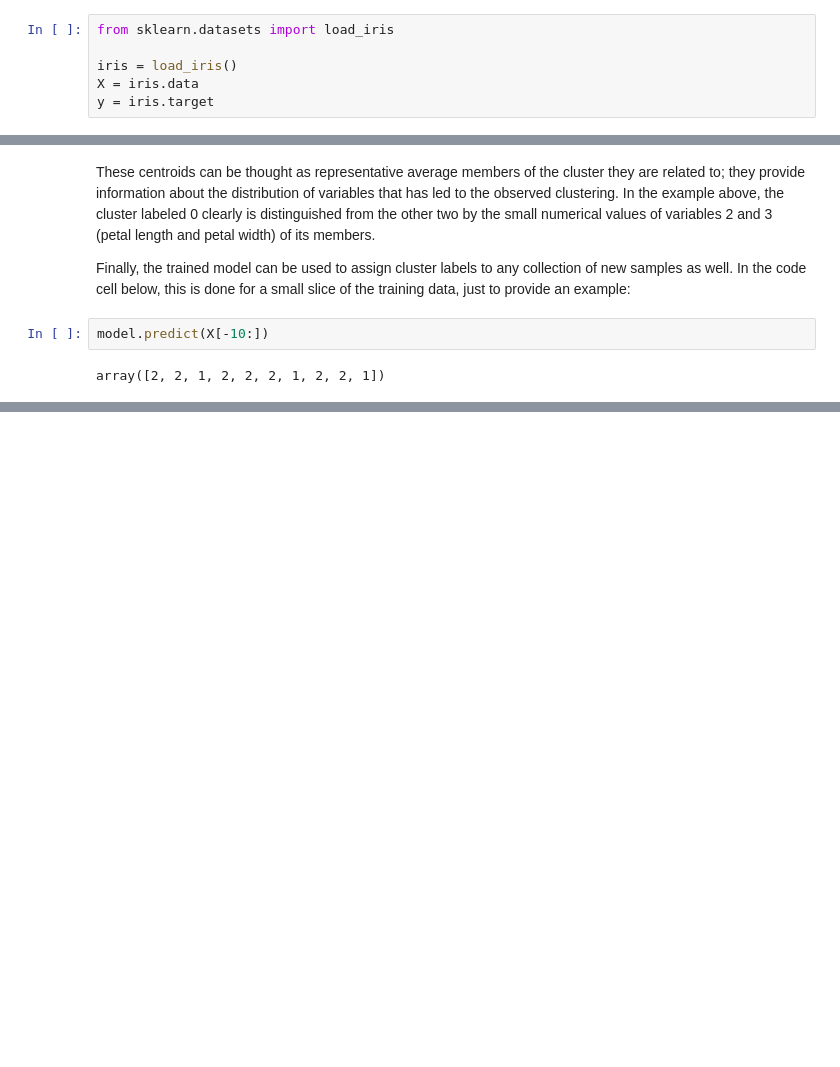
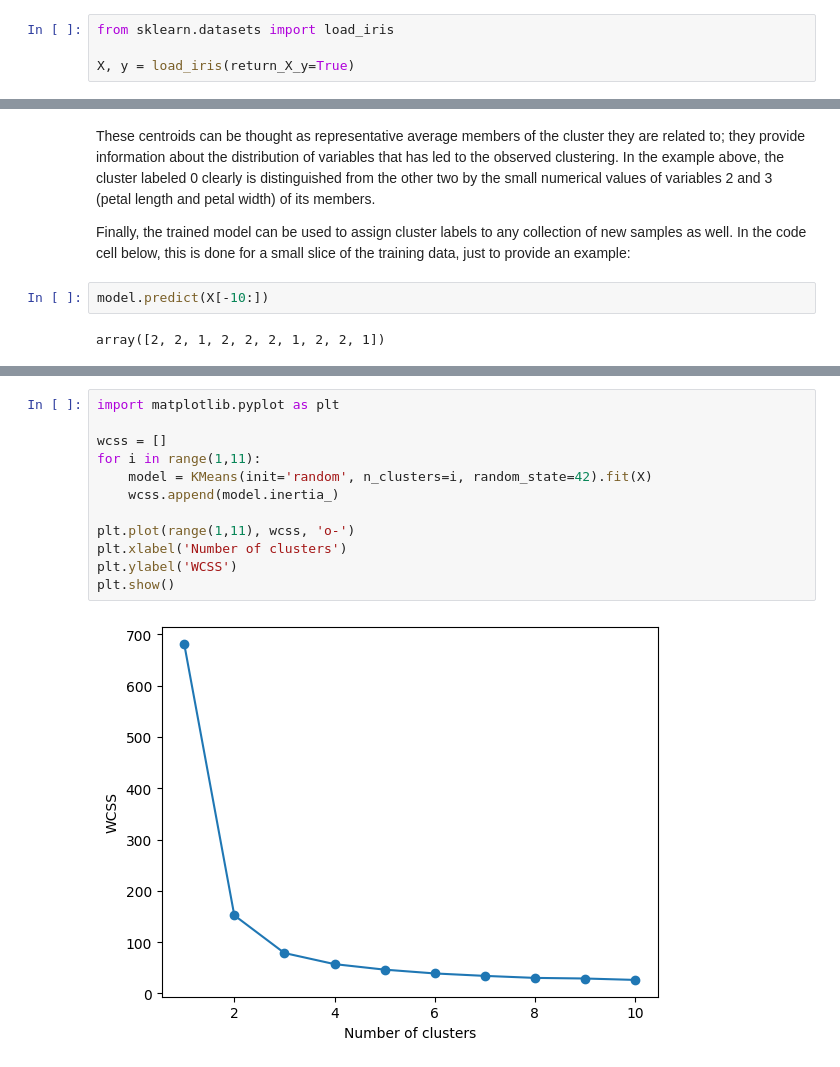
Before and after one commit to vesavvo/dkko, a Jupyter notebook: Clustering_and_kmeans.ipynb, the cells around one changed output, grey strips where cells are left out. Saved outputs shown, nothing was run; the diff lists cells and outputs as text; blank space fills up the shorter version.

```diff
--- a/Clustering_and_kmeans.ipynb
+++ b/Clustering_and_kmeans.ipynb
@@ -9,9 +9,7 @@ As a simple example, let us use once more the familiar iris dataset:
 # %%
 from sklearn.datasets import load_iris
 
-iris = load_iris()
-X = iris.data
-y = iris.target
+X, y = load_iris(return_X_y=True)
 # %% [markdown]
 However, this time we shall ignore the target values, and focus our attention to the values of the four numerical variables for each sample (contained in the array `X`). Let us also assume that we expect there to be three distinct species of flowers in the dataset, and we would like to identify them out automatically. That is, we ask whether the samples in the dataset naturally fall into three subgroups according to their variable values. This is an example of a clustering problem.
 
@@ -91,0 +96,14 @@ array([2, 2, 1, 2, 2, 2, 1, 2, 2, 1])
+# %%
+import matplotlib.pyplot as plt
+
+wcss = []
+for i in range(1,11):
+    model = KMeans(init='random', n_clusters=i, random_state=42).fit(X)
+    wcss.append(model.inertia_)
+
+plt.plot(range(1,11), wcss, 'o-')
+plt.xlabel('Number of clusters')
+plt.ylabel('WCSS')
+plt.show()
+# %% [output]
+[figure, added]
```
Also changed, not shown: parts of 7 cells of this notebook.
